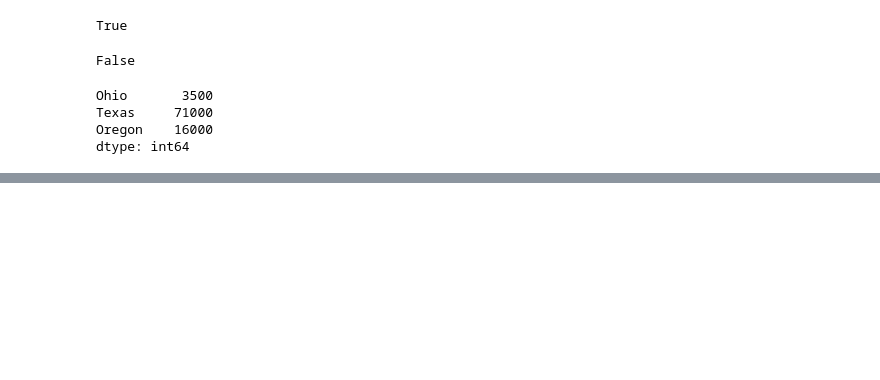
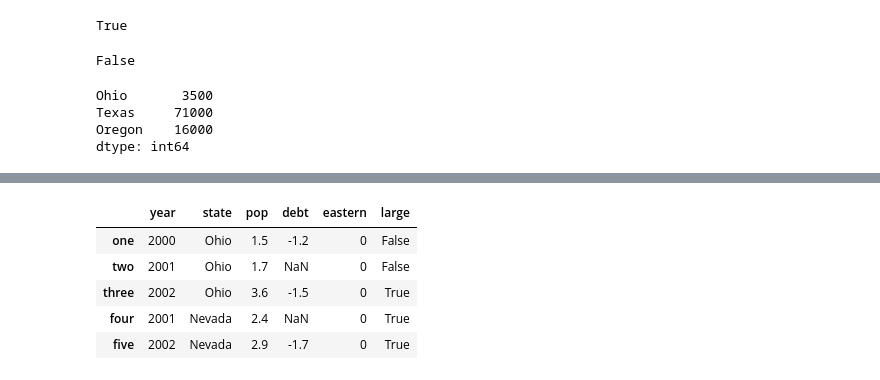
Before and after one commit to chikwongyip/pythonfordataanalysis, a Jupyter notebook: pandas.ipynb, the cells around one changed output, grey strips where cells are left out. Cells and saved outputs as stored; diff of their text form; code cells hidden in the pictures; blank space fills up the shorter version.

Commit message:
Pandas-Series

```diff
--- a/pandas.ipynb
+++ b/pandas.ipynb
@@ -425,0 +486,2 @@ dtype: int64
+# %%
+frame2.index = ['one', 'two', 'three', 'four', 'five']
@@ -425,0 +497,4 @@ dtype: int64
+# %%
+import numpy as np
+frame2['debt'] = np.arange(5)
+frame2
@@ -425,0 +508,4 @@ dtype: int64
+# %%
+val = Series([-1.2, -1.5, -1.7], index=['one','three','five'])
+frame2['debt'] = val
+frame2
@@ -425,0 +519,3 @@ dtype: int64
+# %%
+frame2['eastern'] = 0
+frame2
@@ -425,0 +529,10 @@ dtype: int64
+# %%
+frame2['large'] = frame2['pop'] > 2
+frame2
+# %% [output]
+|  | year | state | pop | debt | eastern | large |
+| one | 2000 | Ohio | 1.5 | -1.2 | 0 | False |
+| two | 2001 | Ohio | 1.7 | NaN | 0 | False |
+| three | 2002 | Ohio | 3.6 | -1.5 | 0 | True |
+| four | 2001 | Nevada | 2.4 | NaN | 0 | True |
+| five | 2002 | Nevada | 2.9 | -1.7 | 0 | True |
```
Also changed, not shown: parts of 26 cells of this notebook.
